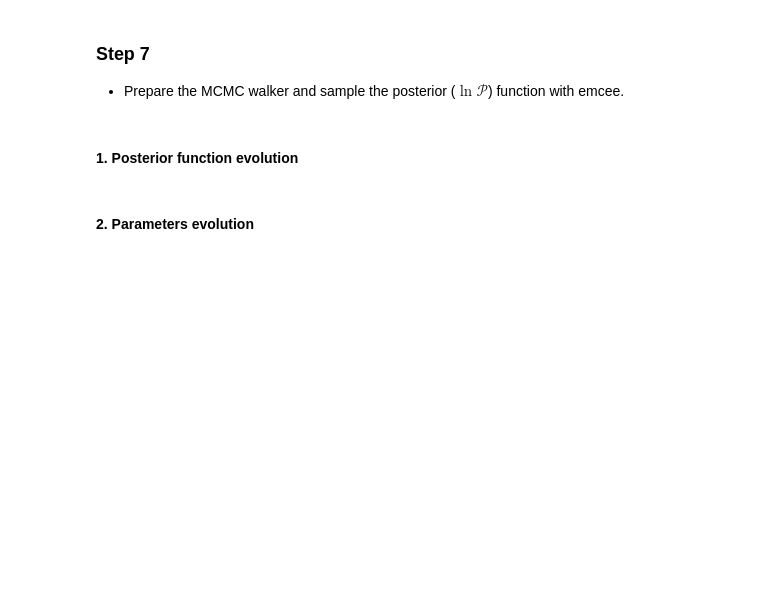
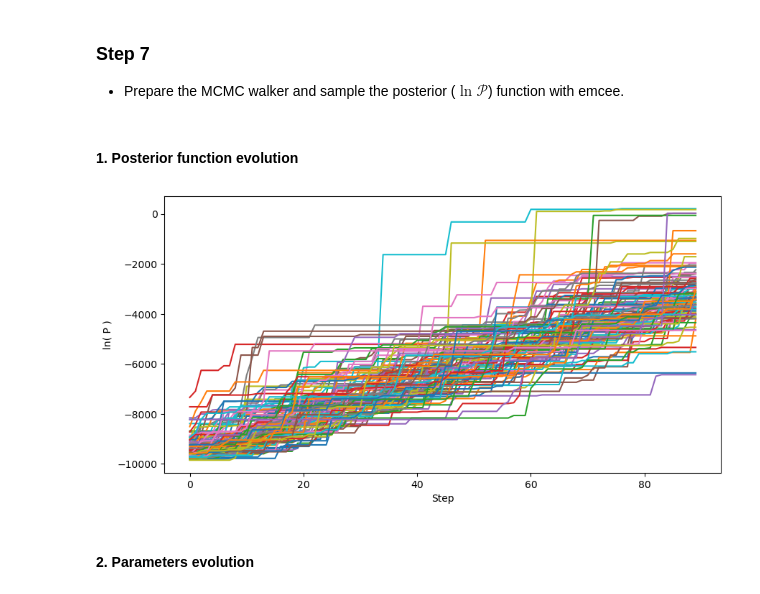
Before and after one commit to luozf14/ThickTargetYieldFitting, a Jupyter notebook: inte_total.ipynb, the cells around one changed output. Drawn from its saved outputs; the diff is of its cells as text; code cells hidden in the pictures; blank space fills up the shorter version.

```diff
--- a/inte_total.ipynb
+++ b/inte_total.ipynb
@@ -422,14 +337,16 @@ with Pool(processes=24) as pool:
 # %%
 # Plot the probability
 fig, ax = plt.subplots(1, 1, figsize=(10, 5))
 
-lnp = backend.get_log_prob(discard=100)
+lnp = backend.get_log_prob(discard=10)
 ax.plot(lnp)
 
 ax.set_xlabel('Step')
 ax.set_ylabel('ln( P )')
 
 plt.show()
+# %% [output]
+[figure, added]
 # %% [markdown]
 #### 2. Parameters evolution
 # %%
```
Also changed, not shown: parts of 9 cells of this notebook, 2 other files.
